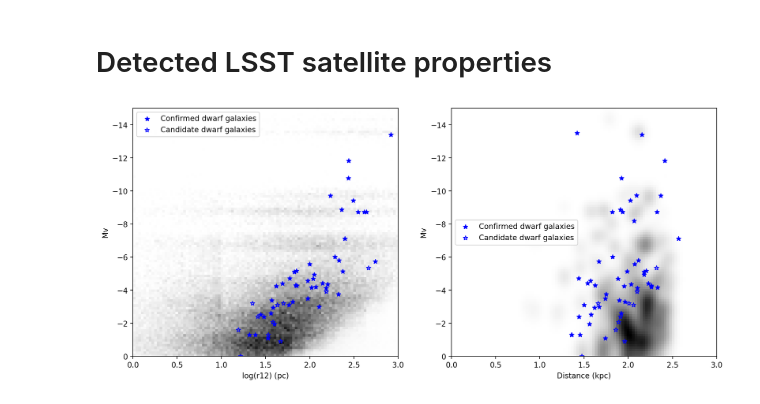
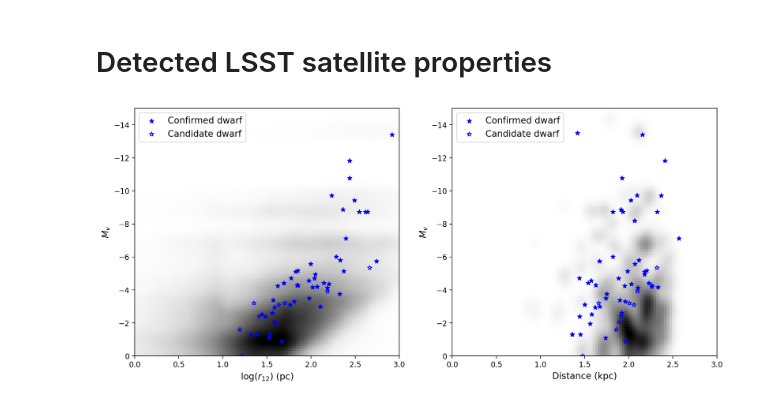
Before and after one commit to Kabelo-T/subhalo_satellite_connection, a Jupyter notebook: LSST/lsst_lf.ipynb, the cells around one changed output. Cells and saved outputs as stored; diff of their text form; code cells hidden in the pictures.

```diff
--- a/LSST/lsst_lf.ipynb
+++ b/LSST/lsst_lf.ipynb
@@ -822,36 +727,50 @@ pdet = classifier['idealized'].predict_proba(x_eval)[:,1]
 H, r12_edges, Mv_edges = np.histogram2d(r12, Mv, weights=pdet)
 # %%
 fig, axs = plt.subplots(1, 2, figsize=(14, 6))
+# Smoothing the data for the plot on the right
+hist, xedges, yedges = np.histogram2d(np.log10(r12), Mv, bins=100, range=([0, 3], [-15, 0]), weights=pdet)
+hist_smoothed = gaussian_filter(hist, sigma=2)
 
-axs[0].hist2d(np.log10(r12), Mv, bins=100, range=([0, 3], [-15, 0]), cmap='gray_r', weights=pdet)
-axs[0].scatter(np.log10(confirmed_dwarfs.rhalf_physical), confirmed_dwarfs.M_V, marker='*', label='Confirmed dwarf galaxies', color='blue')
-axs[0].scatter(np.log10(candidate_dwarfs.rhalf_physical), candidate_dwarfs.M_V, marker='*', label='Candidate dwarf galaxies',
-               facecolors='none', edgecolors='blue')
+im = axs[0].imshow(hist_smoothed.T, origin='lower', aspect='auto', cmap='gray_r',
+                   extent=[xedges[0], xedges[-1], yedges[0], yedges[-1]])
+
+# axs[0].hist2d(np.log10(r12), Mv, bins=100, range=([0, 3], [-15, 0]), cmap='gray_r', weights=pdet, edgecolor='face')
+
+axs[0].scatter(np.log10(confirmed_dwarfs.rhalf_physical), confirmed_dwarfs.M_V,
+               marker='*', label='Confirmed dwarf', color='blue')
+axs[0].scatter(np.log10(candidate_dwarfs.rhalf_physical), candidate_dwarfs.M_V,
+               marker='*', label='Candidate dwarf', facecolors='none', edgecolors='blue')
+
+axs[0].set_xlim([0, 3])
+axs[0].set_ylim([-15, 0])
 axs[0].invert_yaxis()
-axs[0].set_xlabel('log(r12) (pc)')
-axs[0].set_ylabel('Mv')
-axs[0].legend()
+axs[0].set_xlabel(r'log($r_{12}$) (pc)', fontsize='large')
+axs[0].set_ylabel(r'$M_v$', fontsize='large')
+axs[0].legend(loc='upper left', bbox_to_anchor=(0, 1), fontsize='large')
 
 # Smoothing the data for the plot on the right
 hist, xedges, yedges = np.histogram2d(np.log10(D), Mv, bins=100, range=([0, 3], [-15, 0]), weights=pdet)
 hist_smoothed = gaussian_filter(hist, sigma=2)
 
 im = axs[1].imshow(hist_smoothed.T, origin='lower', aspect='auto', cmap='gray_r',
                    extent=[xedges[0], xedges[-1], yedges[0], yedges[-1]])
-axs[1].scatter(np.log10(confirmed_dwarfs.distance), confirmed_dwarfs.M_V, marker='*', label='Confirmed dwarf galaxies', color='blue')
-axs[1].scatter(np.log10(candidate_dwarfs.distance), candidate_dwarfs.M_V, marker='*', label='Candidate dwarf galaxies',
-               facecolors='none', edgecolors='blue')
+
+axs[1].scatter(np.log10(confirmed_dwarfs.distance), confirmed_dwarfs.M_V,
+               marker='*', label='Confirmed dwarf', color='blue')
+axs[1].scatter(np.log10(candidate_dwarfs.distance), candidate_dwarfs.M_V,
+               marker='*', label='Candidate dwarf', facecolors='none', edgecolors='blue')
+
 axs[1].set_xlim([0, 3])
 axs[1].set_ylim([-15, 0])
 axs[1].invert_yaxis()
-axs[1].set_xlabel('Distance (kpc)')
-axs[1].set_ylabel('Mv')
-axs[1].legend()
+axs[1].set_xlabel('Distance (kpc)', fontsize='large')
+axs[1].set_ylabel(r'$M_v$', fontsize='large')
+axs[1].legend(loc='upper left', bbox_to_anchor=(0, 1), fontsize='large')
 
 plt.savefig('dwarfs.pdf')
 plt.show()
 # %% [output]
-[figure, old version]
+[figure, new version]
 # %%
 # Plotting the ratio of weighted/unweighted histograms
 fig, axs = plt.subplots(1, 2, figsize=(14, 6))
```
Also changed, not shown: parts of 25 cells of this notebook.
